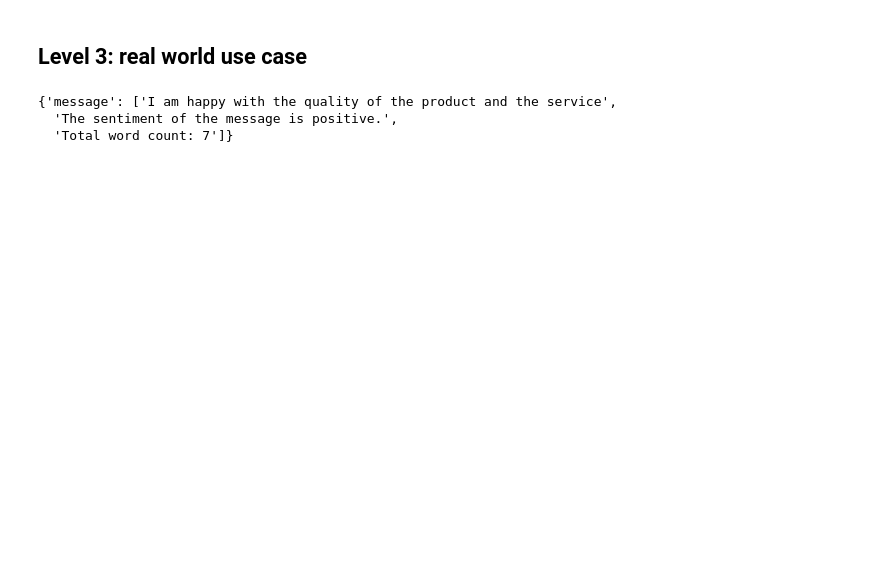
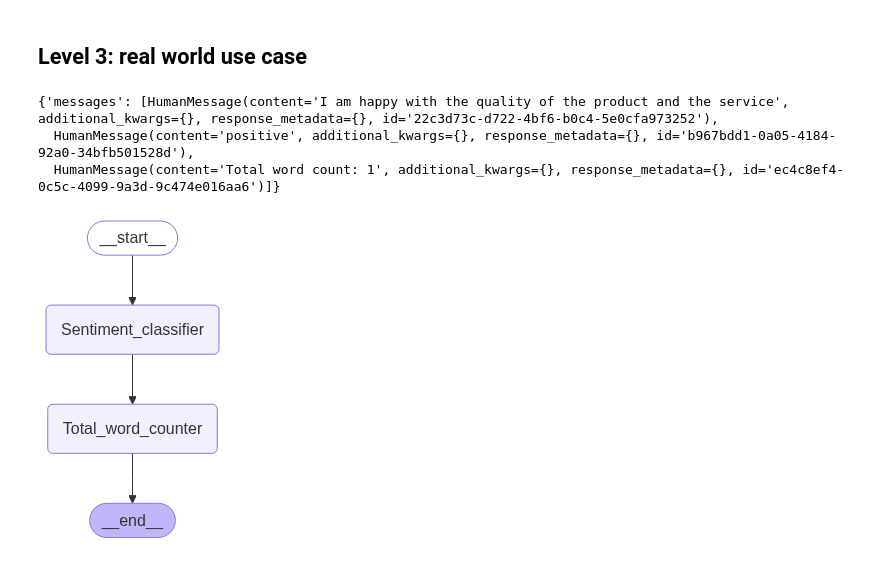
Before and after one commit to spcCodes/devday_hyd_agents, a Jupyter notebook: part1_basics_langgraph/session1_basics_langgraph.ipynb, the cells around one changed output. Saved outputs shown, nothing was run; the diff lists cells and outputs as text; code cells hidden in the pictures; blank space fills up the shorter version.

```diff
--- a/part1_basics_langgraph/session1_basics_langgraph.ipynb
+++ b/part1_basics_langgraph/session1_basics_langgraph.ipynb
@@ -151,28 +180,24 @@ _______
 # %% [markdown]
 ## Level 3: real world use case
 # %%
-def classify_sentiment(state):
+def classify_sentiment(state:State):
     """
     This function will classify the sentiment of the message
     """
-    # Ensure state["message"] is a list to store message history
-    if not isinstance(state.get("message", None), list):
-        state["message"] = [state.get("message", "")]
-    message = f"Classify the sentiment of the following message into either positive, negative or neutral: {state['message'][-1]}"
-    response = model.invoke(message).content
-    state["message"].append(response)
-    return {"message": state["message"]}
+    user_input = state["messages"][0].content
+    prompt = f"You are a sentiment classifier. You will be given a message and you will need to classify the sentiment of the message. The sentiment can be positive, negative or neutral. Return the sentiment as a string."
+    final_message = user_input + prompt
+    response = model.invoke(final_message).content
+    return {"messages": [response]}
 
 
 def get_total_word_count(state):
     """
     This function will get the total word count of the message
     """
-    # Get the last message (assumed to be the sentiment classification)
-    last_message = state["message"][-1]
-    word_count = len(last_message.split())
-    state["message"].append(f"Total word count: {word_count}")
-    return {"message": state["message"]}
+    response_from_llm = state["messages"][-1].content
+    word_count = len(response_from_llm.split())
+    return {"messages": [f"Total word count: {word_count}"]}
 # %%
 workflow = StateGraph(State)
 workflow.add_node("Sentiment_classifier" , classify_sentiment)
@@ -182,8 +207,12 @@ workflow.add_edge("Sentiment_classifier" , "Total_word_counter")
 workflow.add_edge("Total_word_counter" , END)
 app = workflow.compile()
 # %%
-app.invoke({"message": "I am happy with the quality of the product and the service"})
+app.invoke({"messages": "I am happy with the quality of the product and the service"})
 # %% [output]
-{'message': ['I am happy with the quality of the product and the service',
-  'The sentiment of the message is positive.',
-  'Total word count: 7']}
+{'messages': [HumanMessage(content='I am happy with the quality of the product and the service', additional_kwargs={}, response_metadata={}, id='22c3d73c-d722-4bf6-b0c4-5e0cfa973252'),
+  HumanMessage(content='positive', additional_kwargs={}, response_metadata={}, id='b967bdd1-0a05-4184-92a0-34bfb501528d'),
+  HumanMessage(content='Total word count: 1', additional_kwargs={}, response_metadata={}, id='ec4c8ef4-0c5c-4099-9a3d-9c474e016aa6')]}
+# %%
+display_graph(app)
+# %% [output]
+[figure, added]
```
Also changed, not shown: parts of 19 cells of this notebook, 5 other files.
